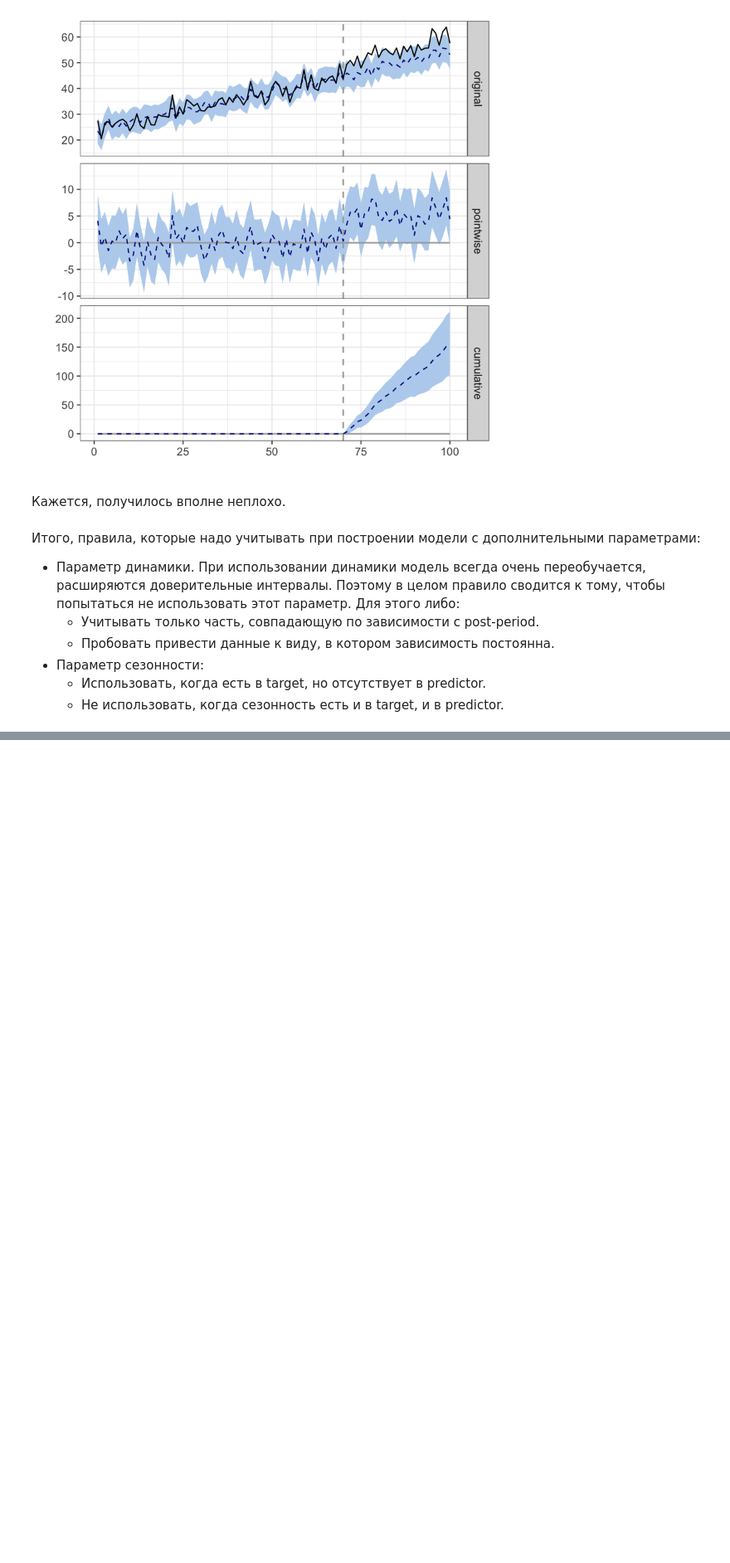
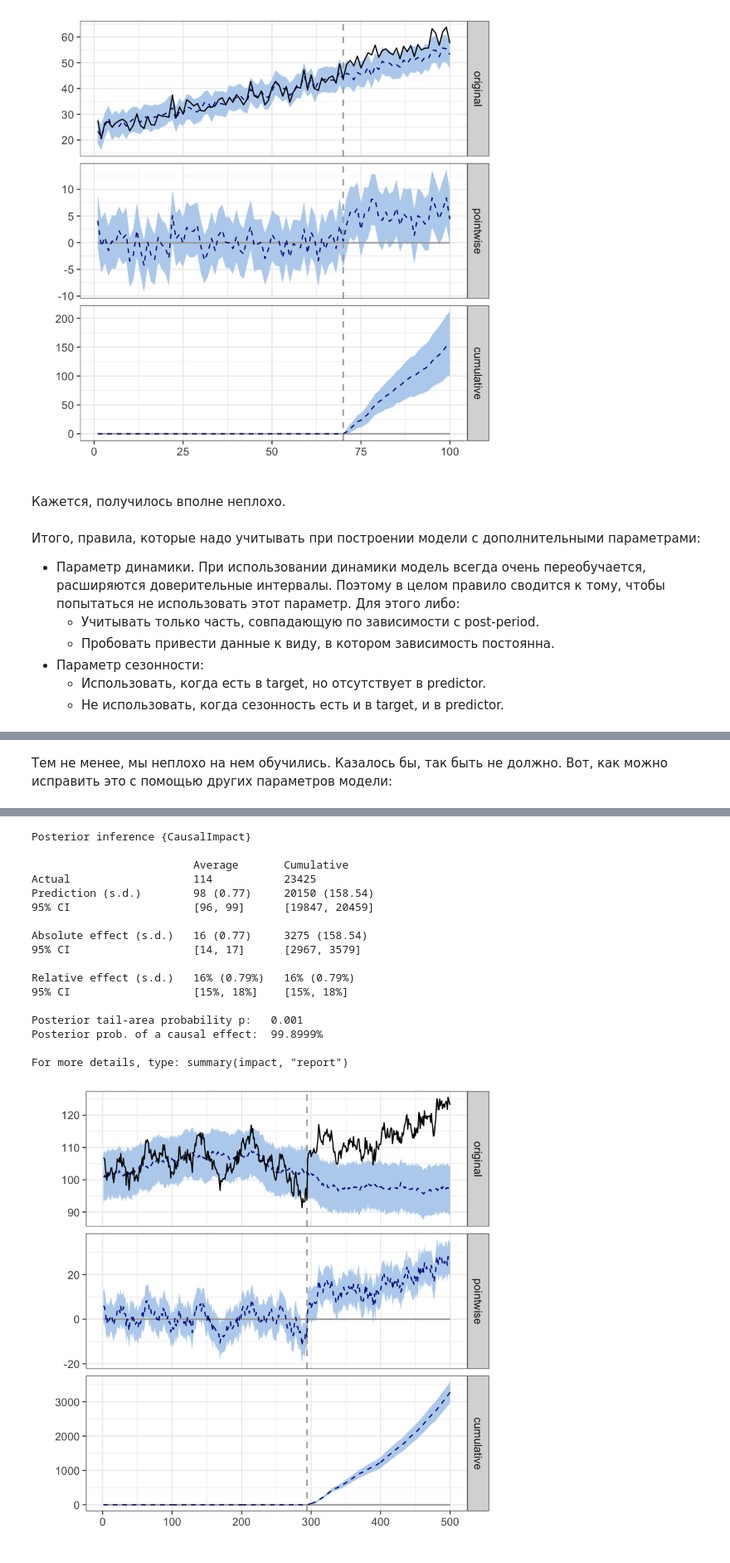
Before and after one commit to avgaydashenko/practical-analytics-hw, a Jupyter notebook: hw2/part1.ipynb, the cells around one changed output, grey strips where cells are left out. Shown at 83% size. Saved outputs shown, nothing was run; the diff lists cells and outputs as text; code cells hidden in the pictures; blank space fills up the shorter version.

```diff
--- a/hw2/part1.ipynb
+++ b/hw2/part1.ipynb
@@ -378,0 +426,8 @@ For more details, type: summary(impact, "report")
+# %% [markdown]
+Тем не менее, мы неплохо на нем обучились. Казалось бы, так быть не должно. Вот, как можно исправить это с помощью других параметров модели:
+# %%
+set.seed(0)
+impact <- CausalImpact(data, pre.period, post.period, model.args = list(prior.level.sd = 0.001))
+plot(impact)
+summary(impact)
+# %% [output]
@@ -378,0 +437,18 @@ For more details, type: summary(impact, "report")
+Posterior inference {CausalImpact}
+
+                         Average       Cumulative
+Actual                   114           23425
+Prediction (s.d.)        98 (0.77)     20150 (158.54)
+95% CI                   [96, 99]      [19847, 20459]
+
+Absolute effect (s.d.)   16 (0.77)     3275 (158.54)
+95% CI                   [14, 17]      [2967, 3579]
+
+Relative effect (s.d.)   16% (0.79%)   16% (0.79%)
+95% CI                   [15%, 18%]    [15%, 18%]
+
+Posterior tail-area probability p:   0.001
+Posterior prob. of a causal effect:  99.8999%
+
+For more details, type: summary(impact, "report")
+[figure, added]
```
Also changed, not shown: parts of 4 cells of this notebook.
